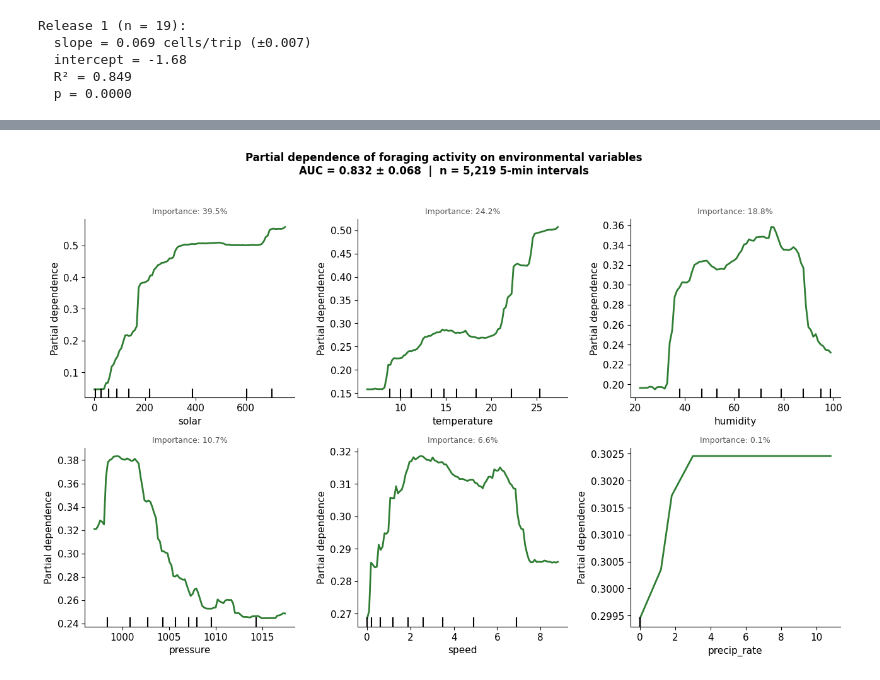
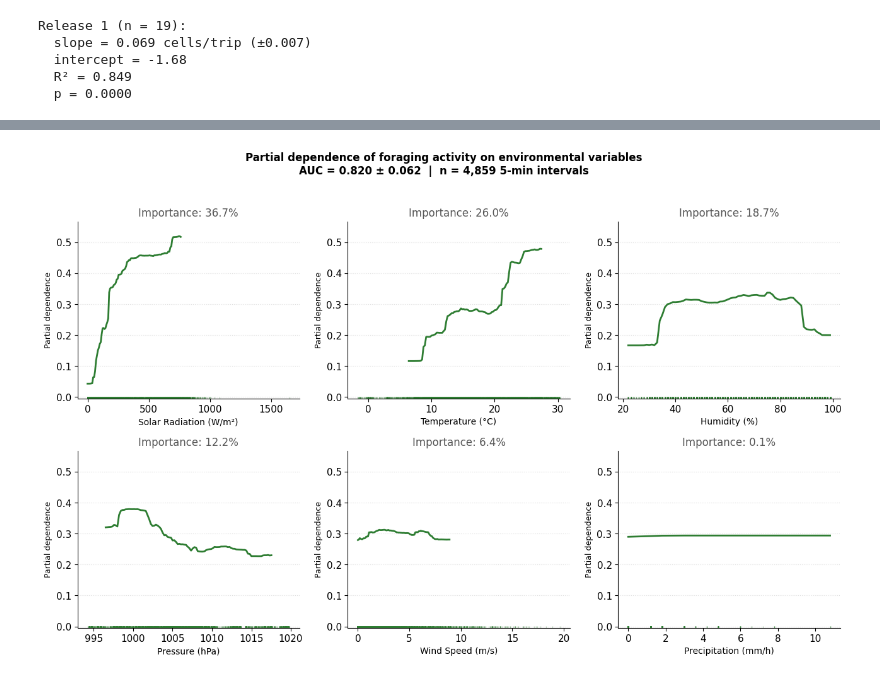
Before and after one commit to eai6/BeeMonitor, a Jupyter notebook: research/foraging_vs_nesting.ipynb, the cells around one changed output, grey strips where cells are left out. Cells and saved outputs as stored; diff of their text form; code cells hidden in the pictures.

```diff
--- a/research/foraging_vs_nesting.ipynb
+++ b/research/foraging_vs_nesting.ipynb
@@ -445,14 +413,18 @@ import numpy as np
 from sklearn.ensemble import RandomForestClassifier
 from sklearn.model_selection import TimeSeriesSplit
 from sklearn.metrics import roc_auc_score
-from sklearn.inspection import PartialDependenceDisplay
+from sklearn.inspection import partial_dependence
 import matplotlib.pyplot as plt
 import warnings
 warnings.filterwarnings('ignore')
 
-# ── Config ─────────────────────────────────────────────────────────────────
-start_date = pd.Timestamp("2024-04-16")
-end_date   = pd.Timestamp("2024-05-15 23:59:59")
+# ── Monitoring window ─────────────────────────────────────────────────────
+# start_date = pd.Timestamp("2024-04-16")
+# end_date   = pd.Timestamp("2024-05-15 23:59:59")
+
+
+start_date = pd.Timestamp("2024-04-17")
+end_date   = pd.Timestamp("2024-05-15")
 
 features  = ['temperature', 'humidity', 'speed', 'pressure', 'precip_rate', 'solar']
 label_map = {
@@ -472,18 +444,30 @@ plt.rcParams.update({
     'axes.linewidth': 0.8,
 })
 
-# ── Load & merge ───────────────────────────────────────────────────────────
+# ── Load weather ──────────────────────────────────────────────────────────
 weather = pd.read_csv('research_data/weather_5min.csv', parse_dates=['datetime'], index_col='datetime')
 weather = weather.drop(columns=['wind_dir', 'uv'], errors='ignore')
 weather.index = weather.index.floor('5min')
 weather = weather.groupby(level=0).mean(numeric_only=True)
 weather = weather[(weather.index >= start_date) & (weather.index <= end_date)].copy()
 
+# ── Load foraging trips ───────────────────────────────────────────────────
 trips = pd.read_csv('research_data/foraging_trips.csv', parse_dates=['exit_time'])
-trips = trips[(trips['exit_time'] >= start_date) & (trips['exit_time'] <= end_date)].copy()
+trips = trips[
+    (trips['exit_time'] >= start_date) &
+    (trips['exit_time'] <= end_date) &
+    (trips['duration_min'] > 0.5) &
+    (trips['duration_min'] < 30)
+].copy()
+
+print(f"Monitoring window: {start_date.date()} to {end_date.date()}")
+print(f"Total trips (filtered): {len(trips)}")
+print(f"Unique nests: {trips['nest'].nunique()}")
+
 trips['time_bin'] = trips['exit_time'].dt.floor('5min')
 trip_counts = trips.groupby('time_bin').size().rename('trips')
 
+# ── Merge and aggregate ───────────────────────────────────────────────────
 merged = weather.join(trip_counts, how='left')
 merged['trips']  = merged['trips'].fillna(0).astype(int)
 merged = merged[(merged.index.hour >= 6) & (merged.index.hour <= 20)].copy()
@@ -493,7 +477,8 @@ df = merged[features + ['active']].dropna().copy()
 X  = df[features]
 y  = df['active']
 
-print(f"Intervals : {len(df):,}  |  Active: {y.sum():,} ({y.mean()*100:.1f}%)")
+print(f"5-min intervals: {len(df):,}")
+print(f"Active: {y.sum():,} ({y.mean()*100:.1f}%)")
 
 # ── Time-series CV ─────────────────────────────────────────────────────────
 tscv = TimeSeriesSplit(n_splits=5)
@@ -522,29 +507,46 @@ print("\nFeature importances (ranked):")
 for feat, imp in importances_sorted.items():
     print(f"  {label_map[feat]:<30} {imp:.4f}  ({imp*100:.1f}%)")
 
-# ══════════════════════════════════════════════════════════════════════════
-# FIGURE: Partial dependence plots — all 6 features
-# Order: solar first (most important), then by importance rank
-# ══════════════════════════════════════════════════════════════════════════
-feat_order = importances_sorted.index.tolist()  # ranked by importance
+# ── Compute all PDP curves to get global y range ───────────────────────────
+pdp_results = {}
+all_pdp_values = []
+
+for feat in features:
+    feat_idx = features.index(feat)
+    pdp = partial_dependence(rf_final, X, [feat_idx], kind='average')
+    pdp_results[feat] = {
+        'grid': pdp['grid_values'][0],
+        'avg':  pdp['average'][0]
+    }
+    all_pdp_values.extend(pdp['average'][0].tolist())
+
+y_min = min(all_pdp_values)
+y_max = max(all_pdp_values)
+y_pad = (y_max - y_min) * 0.1
+y_lim = (y_min - y_pad, y_max + y_pad)
+print(f"\nShared y-axis range: [{y_lim[0]:.3f}, {y_lim[1]:.3f}]")
+
+# ── Plot with consistent y-axis ────────────────────────────────────────────
+feat_order = importances_sorted.index.tolist()
 
 fig, axes = plt.subplots(2, 3, figsize=(13, 8))
 axes = axes.flatten()
 
 for ax, feat in zip(axes, feat_order):
-    feat_idx = features.index(feat)
+    grid = pdp_results[feat]['grid']
+    avg  = pdp_results[feat]['avg']
 
-    disp = PartialDependenceDisplay.from_estimator(
-        rf_final, X, [feat_idx],
-        kind='average',
-        ax=ax,
-        line_kw={'color': '#2E7D32', 'linewidth': 2}
-    )
+    ax.plot(grid, avg, color='#2E7D32', linewidth=2)
+
+    feat_vals = X[feat].values
+    ax.plot(feat_vals, np.full_like(feat_vals, y_lim[0]),
+            '|', color='#2E7D32', alpha=0.3, markersize=4)
 
     importance_pct = importances_sorted[feat] * 100
     ax.set_xlabel(label_map[feat], fontsize=10)
-    ax.set_ylabel('Foraging probability', fontsize=9)
-    ax.set_title(f'Importance: {importance_pct:.1f}%', fontsize=9, color='#555555')
+    ax.set_ylabel('Partial dependence', fontsize=9)
+    ax.set_title(f'Importance: {importance_pct:.1f}%', fontsize=12, color='#555555')
+    ax.set_ylim(y_lim)
     ax.yaxis.grid(True, linestyle=':', alpha=0.4)
     ax.set_axisbelow(True)
 
@@ -555,18 +557,8 @@ fig.suptitle(
 )
 
 plt.tight_layout()
-# plt.savefig('rf_partial_dependence_all.png', dpi=300, bbox_inches='tight')
-# plt.savefig('rf_partial_dependence_all.pdf', dpi=300, bbox_inches='tight')
+plt.savefig('rf_partial_dependence_all.png', dpi=300, bbox_inches='tight')
+plt.savefig('rf_partial_dependence_all.pdf', dpi=300, bbox_inches='tight')
 plt.show()
 print("\nSaved: rf_partial_dependence_all")
-
-# ── Print threshold values for manuscript ──────────────────────────────────
-print("\n" + "="*60)
-print("KEY THRESHOLDS FROM PARTIAL DEPENDENCE (for manuscript)")
-print("="*60)
-print("Solar:       rapid rise 0–200 W/m², plateau above ~400 W/m²")
-print("Temperature: step increase ~10°C, sharper rise above ~20°C")
-print("Humidity:    peak 60–75%, sharp decline above ~80%")
-print("Pressure:    declining above ~1000 hPa")
-print("(Update these manually after inspecting your figures)")
 # %% [output]
@@ -589,2 +582,2 @@ Feature importances (ranked):
-[figure, old version]
+[figure, new version]
 Saved: rf_partial_dependence_all
```
Also changed, not shown: parts of 4 cells of this notebook, 9 other files.
